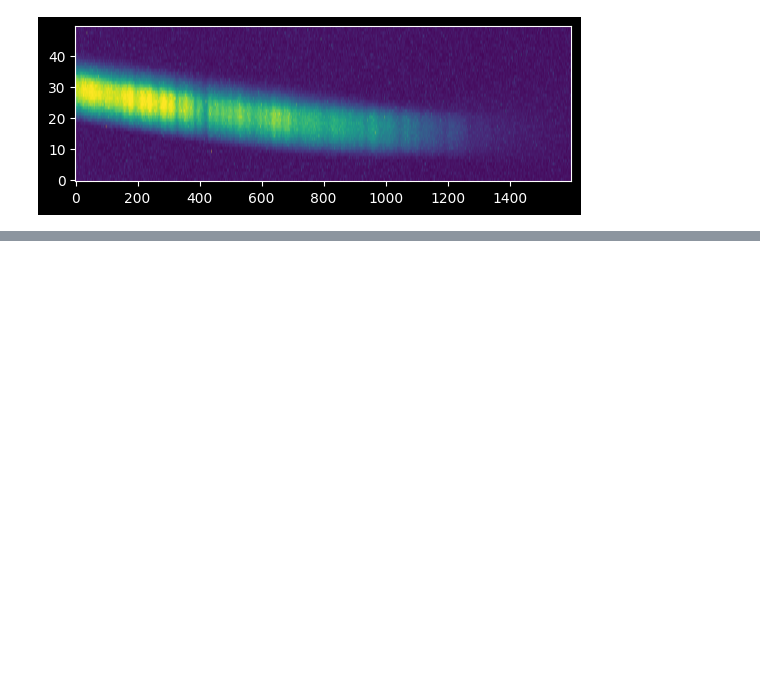
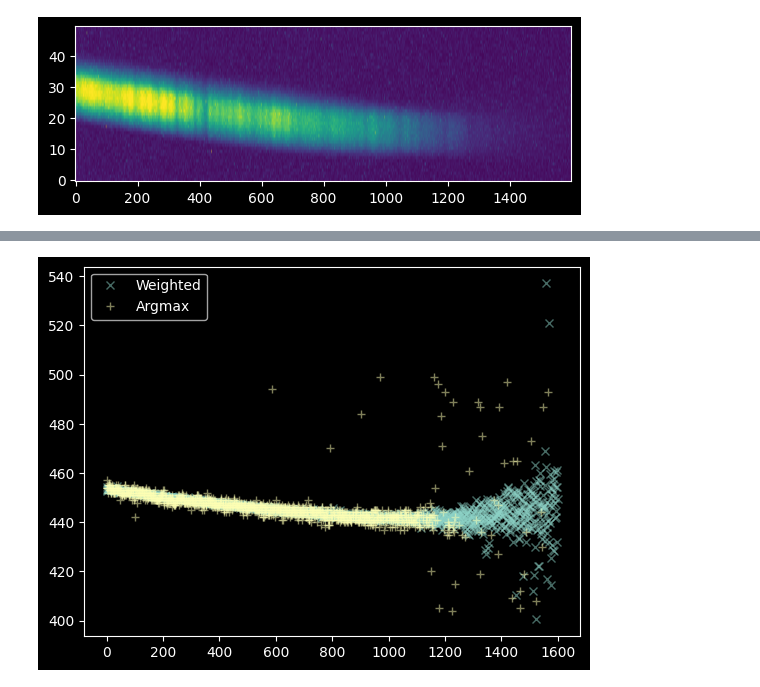
Before and after one commit to AveEddins/astropy---Tutorial-Series-on-Spectroscopic-Data-Reduction-Basics, a Jupyter notebook: AstroPy_SpectroscopicDataReductionTutorial.ipynb, the cells around one changed output, grey strips where cells are left out. Saved outputs shown, nothing was run; the diff lists cells and outputs as text; code cells hidden in the pictures; blank space fills up the shorter version.

```diff
--- a/AstroPy_SpectroscopicDataReductionTutorial.ipynb
+++ b/AstroPy_SpectroscopicDataReductionTutorial.ipynb
@@ -228,0 +268,6 @@ AxisError: axis 1 is out of bounds for array of dimension 1
+# %%
+plt.plot(xvals, weighted_yaxis_values, "x", label="Weighted", alpha=0.5)
+plt.plot(xvals[~bad_pixels], yvals[~bad_pixels], "+", label="Argmax", alpha=0.5)
+plt.legend(loc="best");
+# %% [output]
+[figure, added]
```
Also changed, not shown: parts of 6 cells of this notebook.
